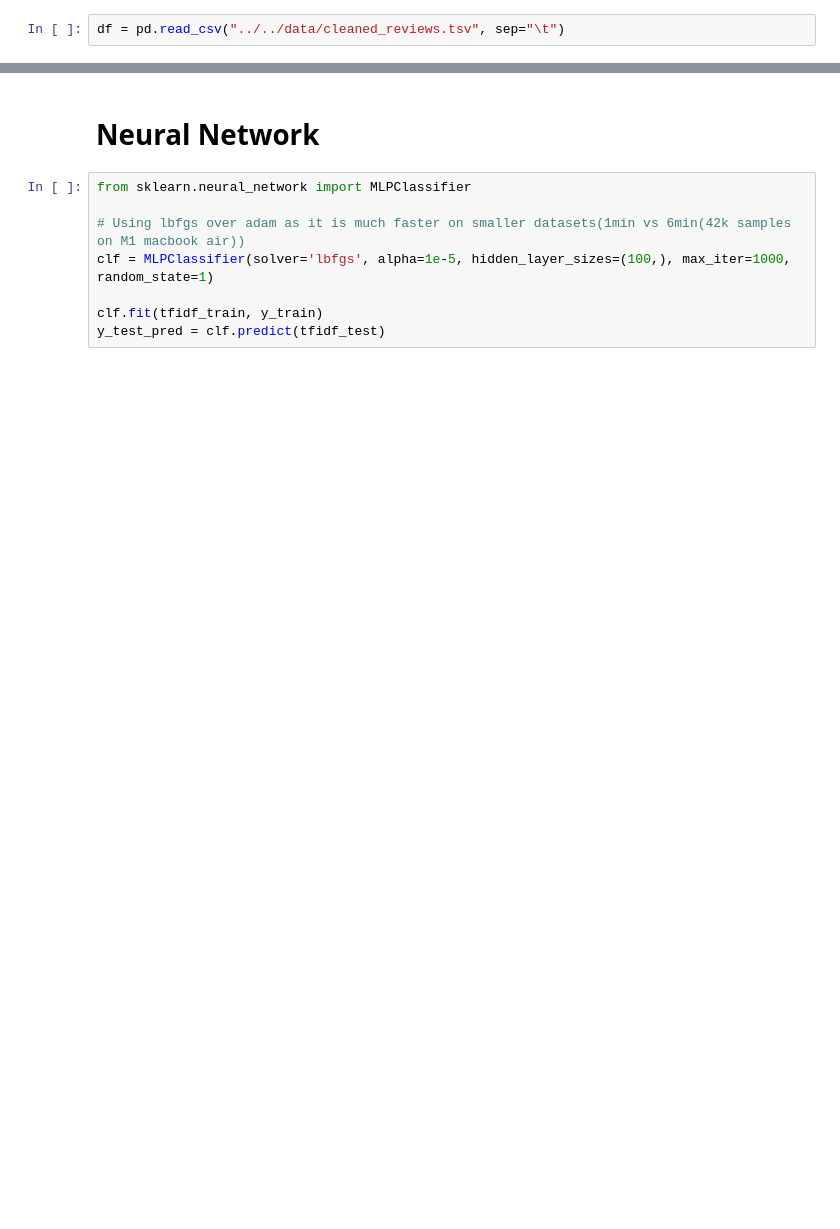
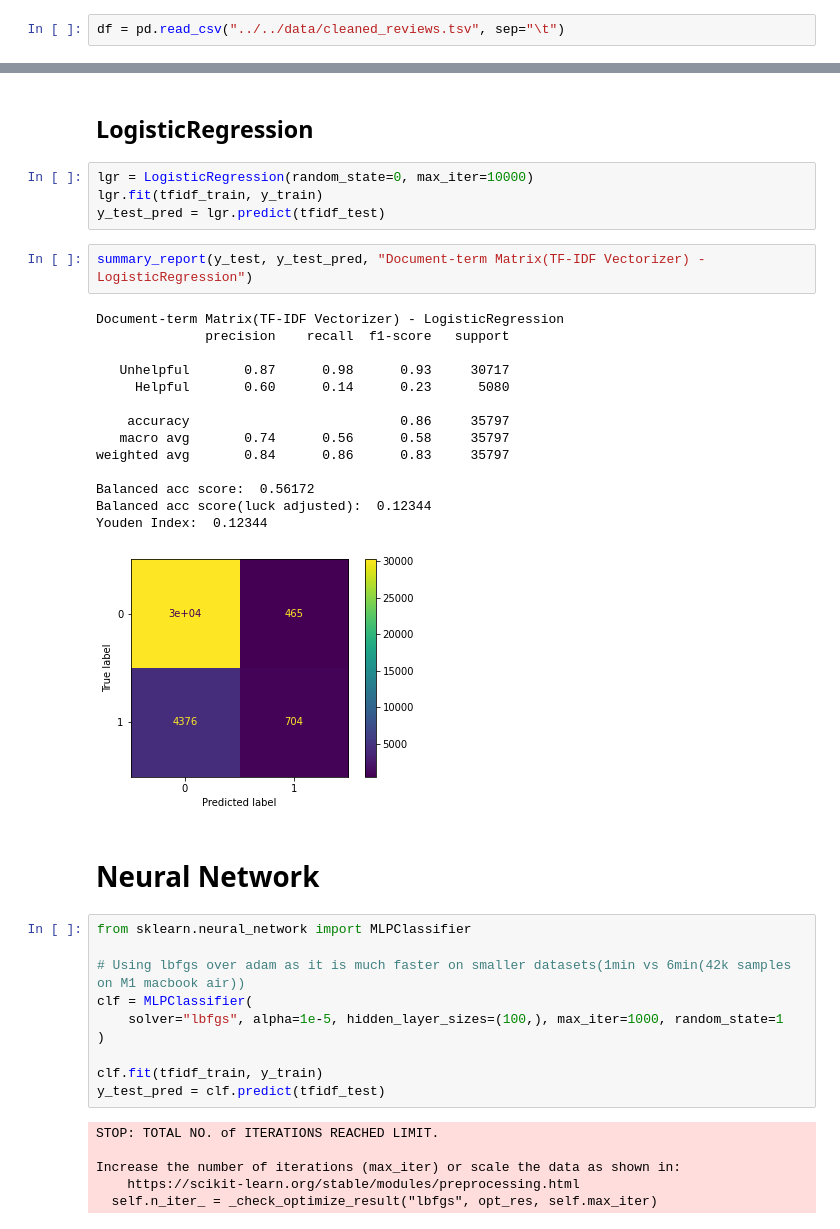
Before and after one commit to AndreasPB/aa-final-project-stuff, a Jupyter notebook: src/2_train/tfidf.ipynb, the cells around one changed output, grey strips where cells are left out. Saved outputs shown, nothing was run; the diff lists cells and outputs as text; blank space fills up the shorter version.

```diff
--- a/src/2_train/tfidf.ipynb
+++ b/src/2_train/tfidf.ipynb
@@ -60,13 +93,44 @@ Youden Index:  0.17453
+# %% [markdown]
+ ## LogisticRegression
+# %%
+lgr = LogisticRegression(random_state=0, max_iter=10000)
+lgr.fit(tfidf_train, y_train)
+y_test_pred = lgr.predict(tfidf_test)
+# %%
+summary_report(y_test, y_test_pred, "Document-term Matrix(TF-IDF Vectorizer) - LogisticRegression")
+# %% [output]
+Document-term Matrix(TF-IDF Vectorizer) - LogisticRegression
+              precision    recall  f1-score   support
+
+   Unhelpful       0.87      0.98      0.93     30717
+     Helpful       0.60      0.14      0.23      5080
+
+    accuracy                           0.86     35797
+   macro avg       0.74      0.56      0.58     35797
+weighted avg       0.84      0.86      0.83     35797
+
+Balanced acc score:  0.56172
+Balanced acc score(luck adjusted):  0.12344
+Youden Index:  0.12344
+[figure, added]
 # %% [markdown]
-# Neural Network
+ # Neural Network
 # %%
 from sklearn.neural_network import MLPClassifier
 
 # Using lbfgs over adam as it is much faster on smaller datasets(1min vs 6min(42k samples on M1 macbook air))
-clf = MLPClassifier(solver='lbfgs', alpha=1e-5, hidden_layer_sizes=(100,), max_iter=1000, random_state=1)
+clf = MLPClassifier(
+    solver="lbfgs", alpha=1e-5, hidden_layer_sizes=(100,), max_iter=1000, random_state=1
+)
 
 clf.fit(tfidf_train, y_train)
 y_test_pred = clf.predict(tfidf_test)
+# %% [output]
+STOP: TOTAL NO. of ITERATIONS REACHED LIMIT.
+
+Increase the number of iterations (max_iter) or scale the data as shown in:
+    https://scikit-learn.org/stable/modules/preprocessing.html
+  self.n_iter_ = _check_optimize_result("lbfgs", opt_res, self.max_iter)
 # %%
 summary_report(y_test, y_test_pred, "MLPClassifier")
 # %% [output]
```
Also changed, not shown: parts of 18 cells of this notebook, 3 other files.
